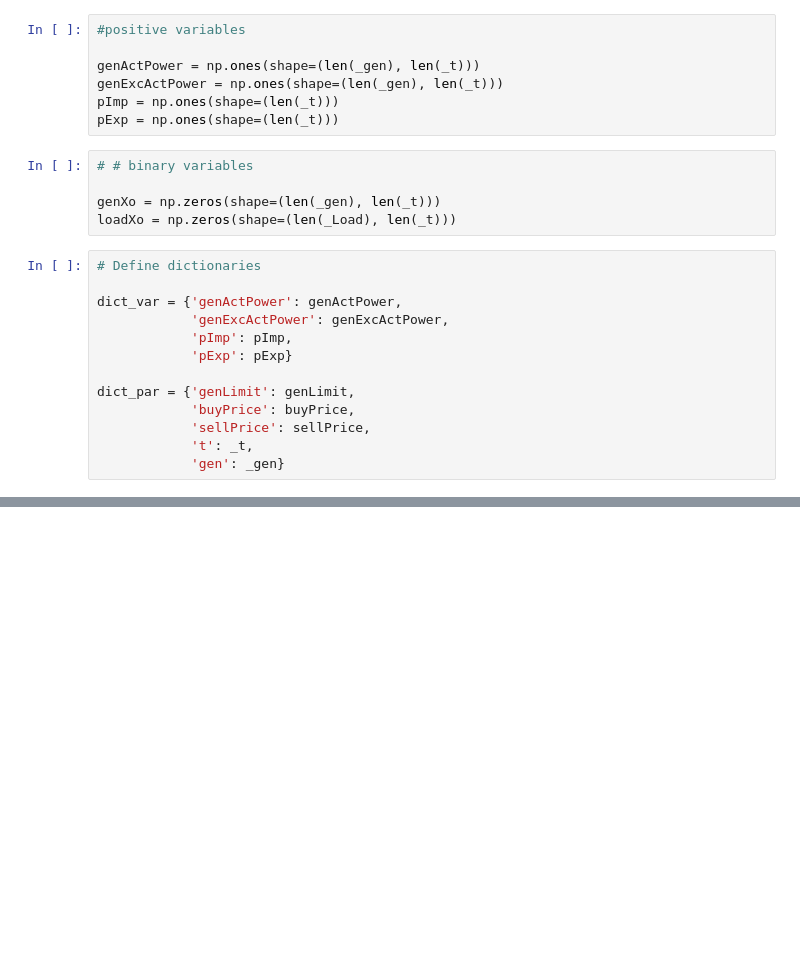
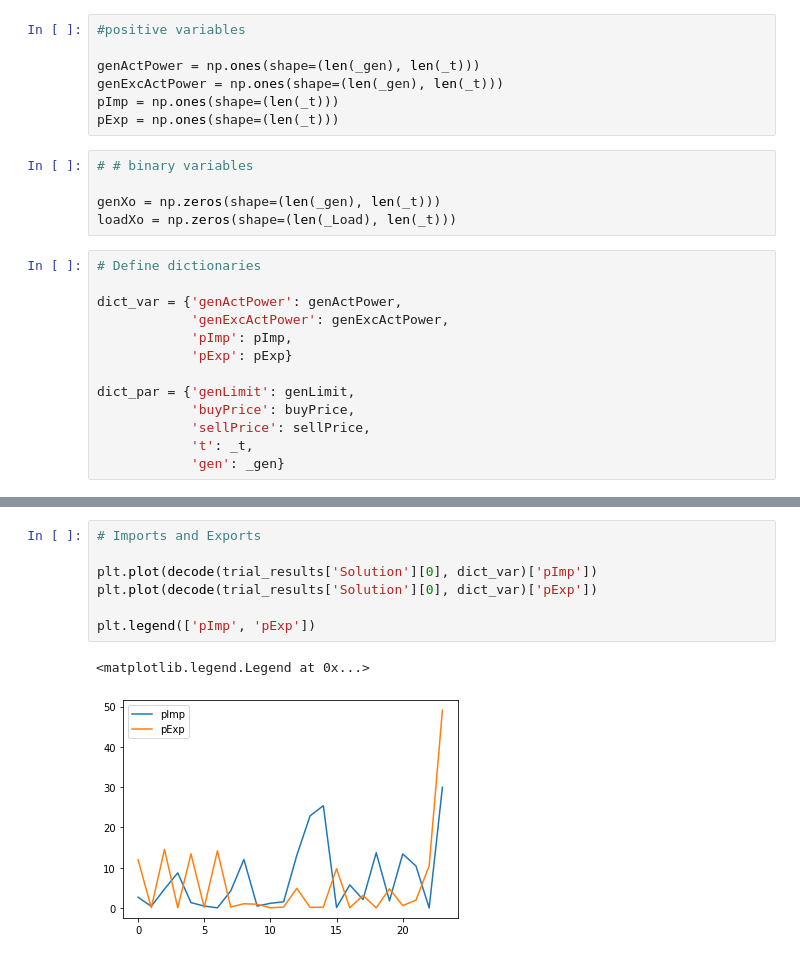
Before and after one commit to ECGomes/eso_project, a Jupyter notebook: hyde-df.ipynb, the cells around one changed output, grey strips where cells are left out. Drawn from its saved outputs; the diff is of its cells as text; blank space fills up the shorter version.

```diff
--- a/hyde-df.ipynb
+++ b/hyde-df.ipynb
@@ -709,0 +775,10 @@ trial_results
+# %%
+# Imports and Exports
+
+plt.plot(decode(trial_results['Solution'][0], dict_var)['pImp'])
+plt.plot(decode(trial_results['Solution'][0], dict_var)['pExp'])
+
+plt.legend(['pImp', 'pExp'])
+# %% [output]
+<matplotlib.legend.Legend at 0x...>
+[figure, added]
```
Also changed, not shown: parts of 11 cells of this notebook.
